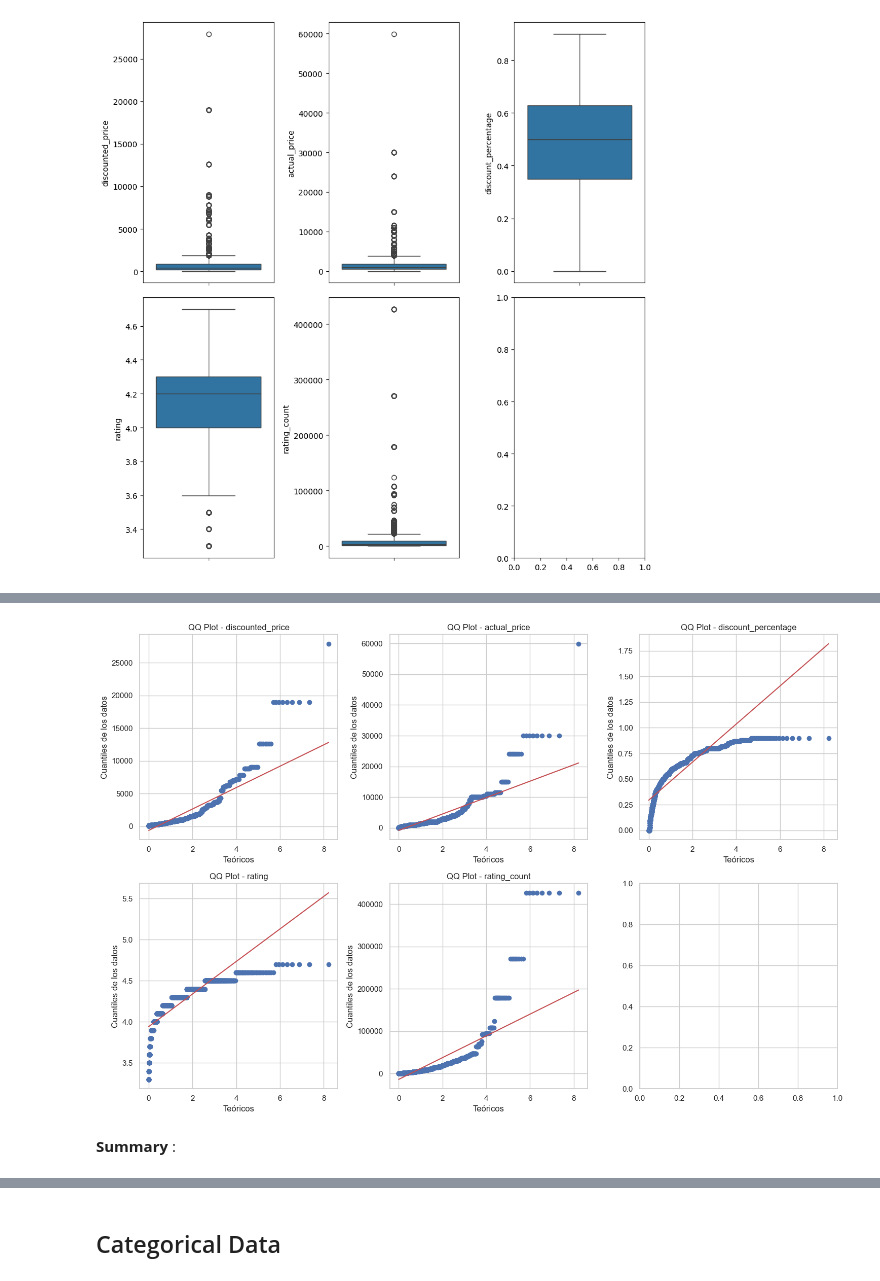
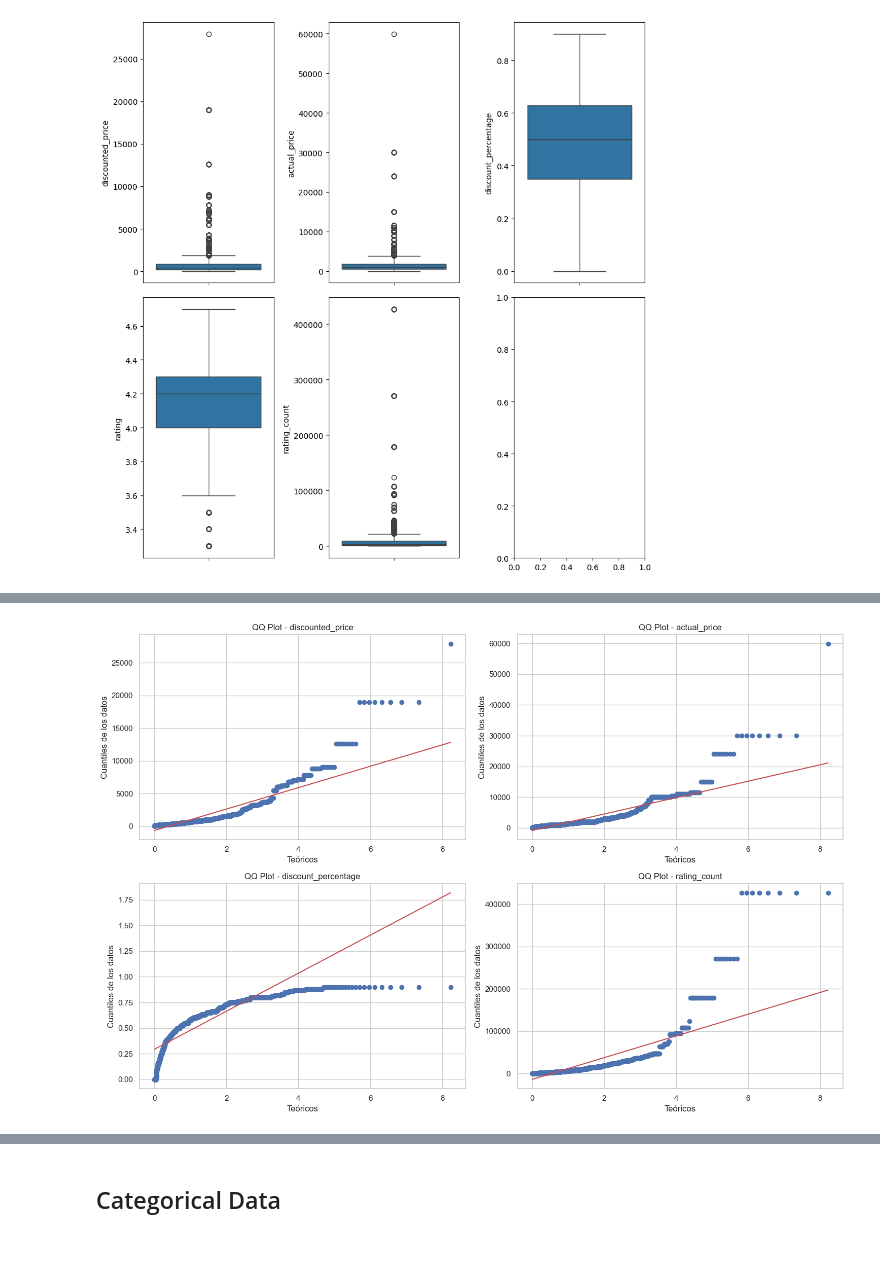
Before and after one commit to marcoeferro/eda_online_retail_sales, a Jupyter notebook: EDARetailSales.ipynb, the cells around one changed output, grey strips where cells are left out. Drawn from its saved outputs; the diff is of its cells as text; code cells hidden in the pictures; blank space fills up the shorter version.

```diff
--- a/EDARetailSales.ipynb
+++ b/EDARetailSales.ipynb
@@ -171,18 +171,18 @@ import matplotlib.pyplot as plt
 import seaborn as sns
 
 # Ejemplo de datos
-numerical_data = df[["discounted_price", "actual_price", "discount_percentage", "rating", "rating_count"]]
+numerical_data = df[["discounted_price", "actual_price", "discount_percentage", "rating_count"]]
 
 # Configuración de la figura y subplots (2 filas, 3 columnas)
-fig, axs = plt.subplots(2, 3, figsize=(15, 10))
+fig, axs = plt.subplots(2, 2, figsize=(15, 10))
 sns.set(style="whitegrid")
 
 # Listado de nombres de las columnas a graficar
-columns = ["discounted_price", "actual_price", "discount_percentage", "rating", "rating_count"]
+columns = ["discounted_price", "actual_price", "discount_percentage", "rating_count"]
 
 # Generación de cada QQ plot
 for i, col in enumerate(columns):
-    row, col_index = divmod(i, 3)  # Calcular fila y columna para el subplot
+    row, col_index = divmod(i, 2)  # Calcular fila y columna para el subplot
     stats.probplot(numerical_data[col].dropna(), dist="norm", plot=axs[row, col_index])
     axs[row, col_index].set_title(f"QQ Plot - {col}")
     axs[row, col_index].set_xlabel("Teóricos")
@@ -196,31 +196,29 @@ plt.show()
 # %%
 import numpy as np
 import scipy.stats as stats
 import matplotlib.pyplot as plt
 import seaborn as sns
 
 # Ejemplo de datos
-numerical_data = df[["discounted_price", "actual_price", "discount_percentage", "rating", "rating_count"]]
+numerical_data = df[["discounted_price", "actual_price", "discount_percentage", "rating_count"]]
 
 # Configuración de la figura y subplots (2 filas, 3 columnas)
-fig, axs = plt.subplots(2, 3, figsize=(15, 10))
+fig, axs = plt.subplots(2, 2, figsize=(15, 10))
 sns.set(style="whitegrid")
 
 # Listado de nombres de las columnas a graficar
-columns = ["discounted_price", "actual_price", "discount_percentage", "rating", "rating_count"]
+columns = ["discounted_price", "actual_price", "discount_percentage", "rating_count"]
 
 # Generación de cada QQ plot
 for i, col in enumerate(columns):
-    row, col_index = divmod(i, 3)  # Calcular fila y columna para el subplot
+    row, col_index = divmod(i, 2)  # Calcular fila y columna para el subplot
     stats.probplot(numerical_data[col].dropna(), dist="expon", plot=axs[row, col_index])
     axs[row, col_index].set_title(f"QQ Plot - {col}")
     axs[row, col_index].set_xlabel("Teóricos")
     axs[row, col_index].set_ylabel("Cuantiles de los datos")
 
 # Ajuste para el layout
 plt.tight_layout()
 plt.show()
 # %% [output]
-[figure, old version]
+[figure, new version]
-# %% [markdown]
-**Summary** :
```
Also changed, not shown: parts of 20 cells of this notebook.
